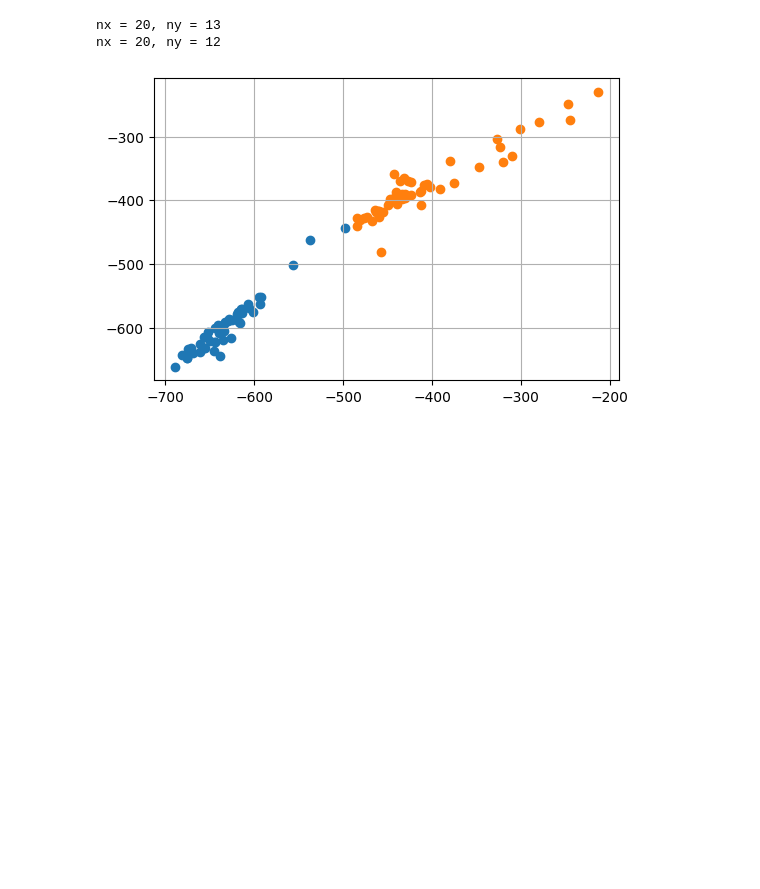
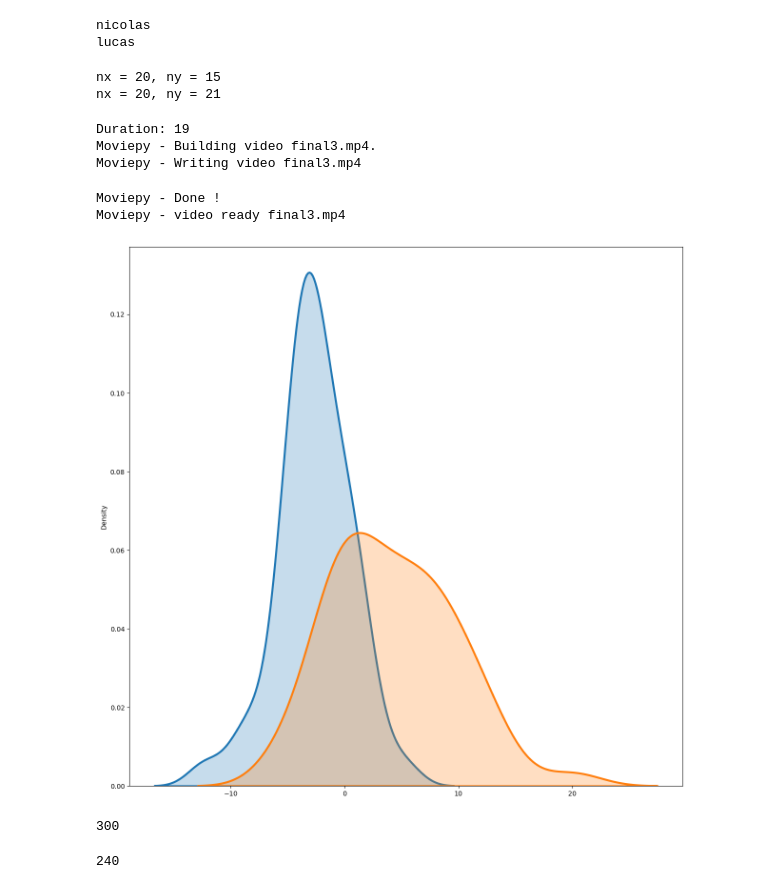
Before and after one commit to MikeChuv/AudioSignalProcessing, a Jupyter notebook: mfcc_gmm.ipynb, the cells around one changed output. Cells and saved outputs as stored; diff of their text form; code cells hidden in the pictures; blank space fills up the shorter version.

```diff
--- a/mfcc_gmm.ipynb
+++ b/mfcc_gmm.ipynb
@@ -92,8 +98,16 @@ def getLinearFeatureList(featureList : list):
 # 	minLen = min(el.shape[1] for el in collection)
 # 	collection = [el[:, :minLen] for el in collection]
 # %%
+spkA = 4
+spkB = 5
 fsdd = FSDD('../Datasets/FSDD/recordings')
-filesA, filesB = fsdd.getFilesForDigit(0, spkA=1, spkB=3)
+filesA, filesB = fsdd.getFilesForDigit(0, spkA=spkA, spkB=spkB)
+print(fsdd.speakers[spkA])
+print(fsdd.speakers[spkB])
+# nicolas -- bad
+# %% [output]
+nicolas
+lucas
 # %%
 # fA0, sr = librosa.load(filesA[0])
 # S = librosa.feature.mfcc(y=fA0, sr=sr, n_mels=128, n_fft=512, dct_type=2)
@@ -106,15 +120,9 @@ trainB, nx, ny = getTrainSet(filesB)
 gmA = GaussianMixture(n_components=1, random_state=0).fit(trainA)
 gmB = GaussianMixture(n_components=1, random_state=0).fit(trainB)
 # %% [output]
-nx = 20, ny = 13
-nx = 20, ny = 12
+nx = 20, ny = 15
+nx = 20, ny = 21
 # %%
 # если заюзать спектрограмму с вытащить mean:
 # librosa.display.specshow(gmA.means_.reshape((80, 13)), sr=8000, x_axis='time', cmap = 'bwr')
 # plt.show()
-# %%
-plt.scatter(x=trainA[:, 0], y=trainA[:, 1])
-plt.scatter(x=trainB[:, 0], y=trainB[:, 1])
-plt.show()
-# %% [output]
-[figure, removed]
@@ -120,0 +133,38 @@ plt.show()
+# %%
+fps = 15
+duration = min( int((trainA.shape[1] - 2) / fps), int((trainB.shape[1] - 2) / fps))
+print(f'Duration: {duration}')
+
+# figsize - 1 == 72px -> 20 - 1440p | 15 - 1080p
+fig = plt.figure(figsize=(15, 15))
+ax = fig.add_subplot()
+plt.rcParams['axes.grid'] = False
+
+idx = 0
+def make_frame(t):
+	global idx
+	ax.clear()
+	sns.distplot(trainA[:, idx], hist = False, kde = True, kde_kws = {'shade': True, 'linewidth': 3}, ax=ax)
+	sns.distplot(trainB[:, idx], hist = False, kde = True, kde_kws = {'shade': True, 'linewidth': 3}, ax=ax)
+	npimg = mplfig_to_npimage(fig)
+	idx += 1
+	return npimg
+
+animation = VideoClip(make_frame, duration=duration)
+animation.write_videofile(f'final{3}.mp4', fps=fps, codec='mpeg4', audio=False, bitrate='6M', threads = 12, preset='ultrafast')
+plt.rcParams['axes.grid'] = True
+# %% [output]
+Duration: 19
+Moviepy - Building video final3.mp4.
+Moviepy - Writing video final3.mp4
+Moviepy - Done !
+Moviepy - video ready final3.mp4
+[figure, added]
+# %%
+trainA.shape[1]
+# %% [output]
+300
+# %%
+trainB.shape[1]
+# %% [output]
+240
```
Also changed, not shown: parts of 19 cells of this notebook, 2 other files.
